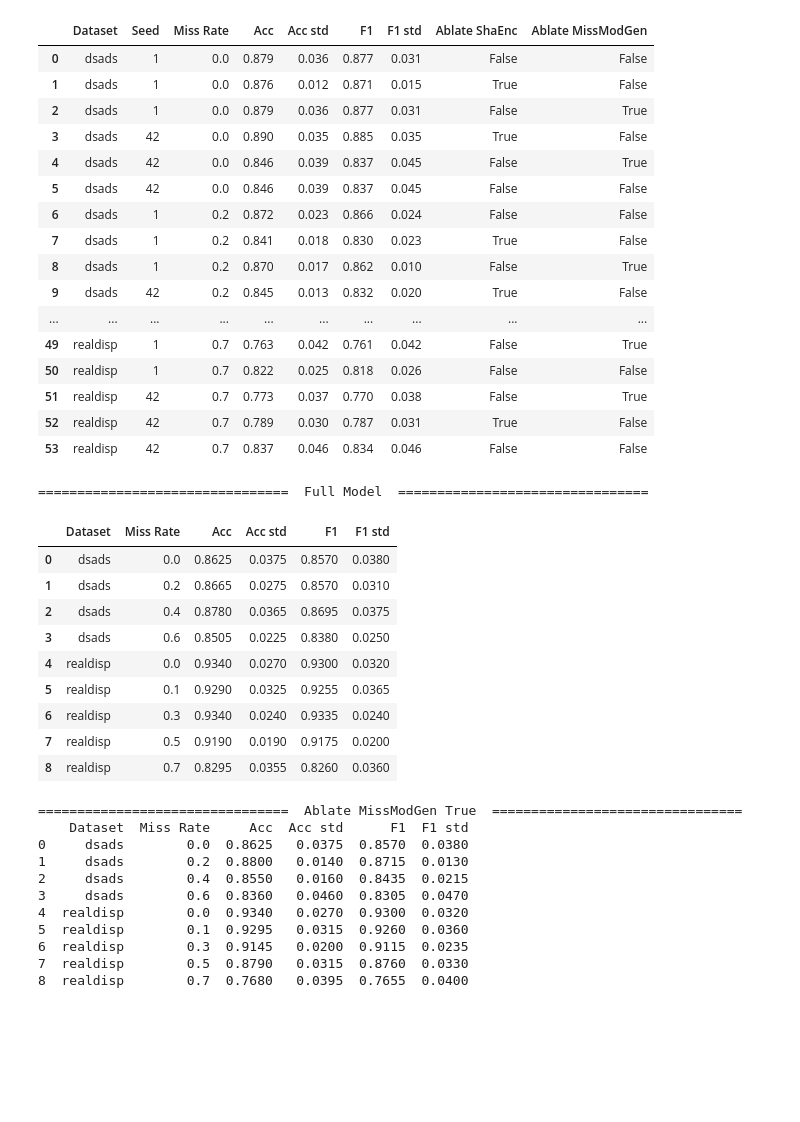
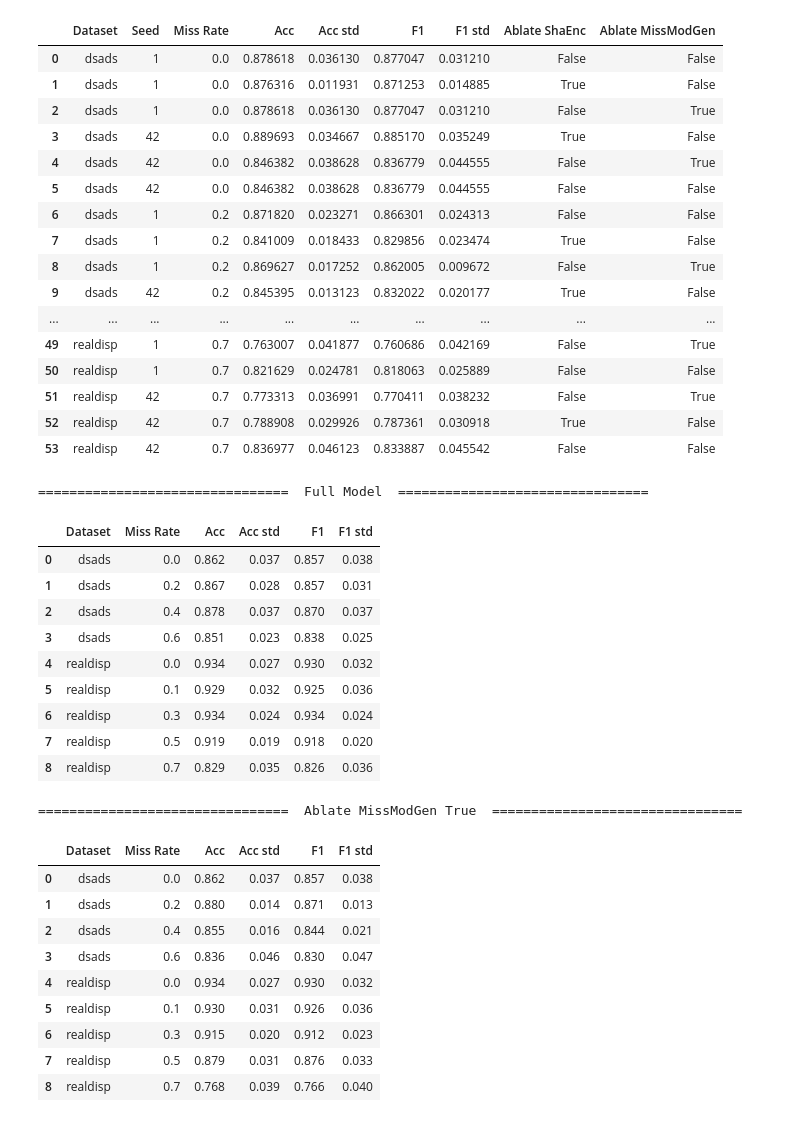
Before and after one commit to probstlukas/shaspec-har, a Jupyter notebook: extract_results.ipynb, the cells around one changed output. Drawn from its saved outputs; the diff is of its cells as text; code cells hidden in the pictures; blank space fills up the shorter version.

```diff
--- a/extract_results.ipynb
+++ b/extract_results.ipynb
@@ -86,47 +86,47 @@ def average_every_two_rows(df):
 # %%
 # Initialize an empty list to hold all parsed information and scores
 data = []
 
 # Assuming 'path_list' contains the relative paths to the folders with score.txt files
 for folder in path_list:
     full_path = os.path.join(root_path, folder, "score.txt")
     if os.path.exists(full_path):
         model_name, data_name, seed, miss_rate, ablate_shared_encoder, ablate_missing_modality_features = parse_all_info(folder)
         mean_scores, std_scores = extract_final_scores(full_path)
         # Append data for Test Accuracy and weighted F1 Mean and STD
         data.append({
             'Dataset': data_name,
             'Seed': seed,
             'Miss Rate': miss_rate,
-            'Acc': f"{mean_scores['Accuracy']:.3f}",
-            'Acc std': f"{std_scores['Accuracy']:.3f}",
-            'F1': f"{mean_scores['weighted F1']:.3f}",
-            'F1 std': f"{std_scores['weighted F1']:.3f}",
+            'Acc': mean_scores['Accuracy'],
+            'Acc std': std_scores['Accuracy'],
+            'F1': mean_scores['weighted F1'],
+            'F1 std': std_scores['weighted F1'],
             'Ablate ShaEnc': ablate_shared_encoder,
             'Ablate MissModGen': ablate_missing_modality_features
         })
 
 df_results = pd.DataFrame(data)
 df_results = df_results.sort_values(by=["Dataset", "Miss Rate", "Seed"]).reset_index(drop=True)
 df_results
 # %% [output]
 |  | Dataset | Seed | Miss Rate | Acc | Acc std | F1 | F1 std | Ablate ShaEnc | Ablate MissModGen |
-| 0 | dsads | 1 | 0.0 | 0.879 | 0.036 | 0.877 | 0.031 | False | False |
-| 1 | dsads | 1 | 0.0 | 0.876 | 0.012 | 0.871 | 0.015 | True | False |
-| 2 | dsads | 1 | 0.0 | 0.879 | 0.036 | 0.877 | 0.031 | False | True |
-| 3 | dsads | 42 | 0.0 | 0.890 | 0.035 | 0.885 | 0.035 | True | False |
-| 4 | dsads | 42 | 0.0 | 0.846 | 0.039 | 0.837 | 0.045 | False | True |
-| 5 | dsads | 42 | 0.0 | 0.846 | 0.039 | 0.837 | 0.045 | False | False |
-| 6 | dsads | 1 | 0.2 | 0.872 | 0.023 | 0.866 | 0.024 | False | False |
-| 7 | dsads | 1 | 0.2 | 0.841 | 0.018 | 0.830 | 0.023 | True | False |
-| 8 | dsads | 1 | 0.2 | 0.870 | 0.017 | 0.862 | 0.010 | False | True |
-| 9 | dsads | 42 | 0.2 | 0.845 | 0.013 | 0.832 | 0.020 | True | False |
+| 0 | dsads | 1 | 0.0 | 0.878618 | 0.036130 | 0.877047 | 0.031210 | False | False |
+| 1 | dsads | 1 | 0.0 | 0.876316 | 0.011931 | 0.871253 | 0.014885 | True | False |
+| 2 | dsads | 1 | 0.0 | 0.878618 | 0.036130 | 0.877047 | 0.031210 | False | True |
+| 3 | dsads | 42 | 0.0 | 0.889693 | 0.034667 | 0.885170 | 0.035249 | True | False |
+| 4 | dsads | 42 | 0.0 | 0.846382 | 0.038628 | 0.836779 | 0.044555 | False | True |
+| 5 | dsads | 42 | 0.0 | 0.846382 | 0.038628 | 0.836779 | 0.044555 | False | False |
+| 6 | dsads | 1 | 0.2 | 0.871820 | 0.023271 | 0.866301 | 0.024313 | False | False |
+| 7 | dsads | 1 | 0.2 | 0.841009 | 0.018433 | 0.829856 | 0.023474 | True | False |
+| 8 | dsads | 1 | 0.2 | 0.869627 | 0.017252 | 0.862005 | 0.009672 | False | True |
+| 9 | dsads | 42 | 0.2 | 0.845395 | 0.013123 | 0.832022 | 0.020177 | True | False |
 | ... | ... | ... | ... | ... | ... | ... | ... | ... | ... |
-| 49 | realdisp | 1 | 0.7 | 0.763 | 0.042 | 0.761 | 0.042 | False | True |
-| 50 | realdisp | 1 | 0.7 | 0.822 | 0.025 | 0.818 | 0.026 | False | False |
-| 51 | realdisp | 42 | 0.7 | 0.773 | 0.037 | 0.770 | 0.038 | False | True |
-| 52 | realdisp | 42 | 0.7 | 0.789 | 0.030 | 0.787 | 0.031 | True | False |
-| 53 | realdisp | 42 | 0.7 | 0.837 | 0.046 | 0.834 | 0.046 | False | False |
+| 49 | realdisp | 1 | 0.7 | 0.763007 | 0.041877 | 0.760686 | 0.042169 | False | True |
+| 50 | realdisp | 1 | 0.7 | 0.821629 | 0.024781 | 0.818063 | 0.025889 | False | False |
+| 51 | realdisp | 42 | 0.7 | 0.773313 | 0.036991 | 0.770411 | 0.038232 | False | True |
+| 52 | realdisp | 42 | 0.7 | 0.788908 | 0.029926 | 0.787361 | 0.030918 | True | False |
+| 53 | realdisp | 42 | 0.7 | 0.836977 | 0.046123 | 0.833887 | 0.045542 | False | False |
 # %%
 # Assuming df_results is defined somewhere above
 
@@ -170,32 +167,32 @@ df_full_model
 # %% [output]
 ================================  Full Model  ================================
 |  | Dataset | Miss Rate | Acc | Acc std | F1 | F1 std |
-| 0 | dsads | 0.0 | 0.8625 | 0.0375 | 0.8570 | 0.0380 |
-| 1 | dsads | 0.2 | 0.8665 | 0.0275 | 0.8570 | 0.0310 |
-| 2 | dsads | 0.4 | 0.8780 | 0.0365 | 0.8695 | 0.0375 |
-| 3 | dsads | 0.6 | 0.8505 | 0.0225 | 0.8380 | 0.0250 |
-| 4 | realdisp | 0.0 | 0.9340 | 0.0270 | 0.9300 | 0.0320 |
-| 5 | realdisp | 0.1 | 0.9290 | 0.0325 | 0.9255 | 0.0365 |
-| 6 | realdisp | 0.3 | 0.9340 | 0.0240 | 0.9335 | 0.0240 |
-| 7 | realdisp | 0.5 | 0.9190 | 0.0190 | 0.9175 | 0.0200 |
-| 8 | realdisp | 0.7 | 0.8295 | 0.0355 | 0.8260 | 0.0360 |
+| 0 | dsads | 0.0 | 0.862 | 0.037 | 0.857 | 0.038 |
+| 1 | dsads | 0.2 | 0.867 | 0.028 | 0.857 | 0.031 |
+| 2 | dsads | 0.4 | 0.878 | 0.037 | 0.870 | 0.037 |
+| 3 | dsads | 0.6 | 0.851 | 0.023 | 0.838 | 0.025 |
+| 4 | realdisp | 0.0 | 0.934 | 0.027 | 0.930 | 0.032 |
+| 5 | realdisp | 0.1 | 0.929 | 0.032 | 0.925 | 0.036 |
+| 6 | realdisp | 0.3 | 0.934 | 0.024 | 0.934 | 0.024 |
+| 7 | realdisp | 0.5 | 0.919 | 0.019 | 0.918 | 0.020 |
+| 8 | realdisp | 0.7 | 0.829 | 0.035 | 0.826 | 0.036 |
 # %%
 df_ablate_missing_gen = filter_and_process_df(df_results, False, True)
 df_ablate_missing_gen.to_csv("results_ablate_missmodgen.csv", index=False)
 print("=" * 32, " Ablate MissModGen True ", "=" * 32)
-print(df_ablate_missing_gen)
+df_ablate_missing_gen
 # %% [output]
 ================================  Ablate MissModGen True  ================================
-    Dataset  Miss Rate     Acc  Acc std      F1  F1 std
-0     dsads        0.0  0.8625   0.0375  0.8570  0.0380
-1     dsads        0.2  0.8800   0.0140  0.8715  0.0130
-2     dsads        0.4  0.8550   0.0160  0.8435  0.0215
-3     dsads        0.6  0.8360   0.0460  0.8305  0.0470
-4  realdisp        0.0  0.9340   0.0270  0.9300  0.0320
-5  realdisp        0.1  0.9295   0.0315  0.9260  0.0360
-6  realdisp        0.3  0.9145   0.0200  0.9115  0.0235
-7  realdisp        0.5  0.8790   0.0315  0.8760  0.0330
-8  realdisp        0.7  0.7680   0.0395  0.7655  0.0400
+|  | Dataset | Miss Rate | Acc | Acc std | F1 | F1 std |
+| 0 | dsads | 0.0 | 0.862 | 0.037 | 0.857 | 0.038 |
+| 1 | dsads | 0.2 | 0.880 | 0.014 | 0.871 | 0.013 |
+| 2 | dsads | 0.4 | 0.855 | 0.016 | 0.844 | 0.021 |
+| 3 | dsads | 0.6 | 0.836 | 0.046 | 0.830 | 0.047 |
+| 4 | realdisp | 0.0 | 0.934 | 0.027 | 0.930 | 0.032 |
+| 5 | realdisp | 0.1 | 0.930 | 0.031 | 0.926 | 0.036 |
+| 6 | realdisp | 0.3 | 0.915 | 0.020 | 0.912 | 0.023 |
+| 7 | realdisp | 0.5 | 0.879 | 0.031 | 0.876 | 0.033 |
+| 8 | realdisp | 0.7 | 0.768 | 0.039 | 0.766 | 0.040 |
 # %%
 df_ablate_shaenc = filter_and_process_df(df_results, True, False)
 df_ablate_shaenc.to_csv("results_ablate_shaenc.csv", index=False)
```
Also changed, not shown: parts of 2 cells of this notebook, 1 other file.
